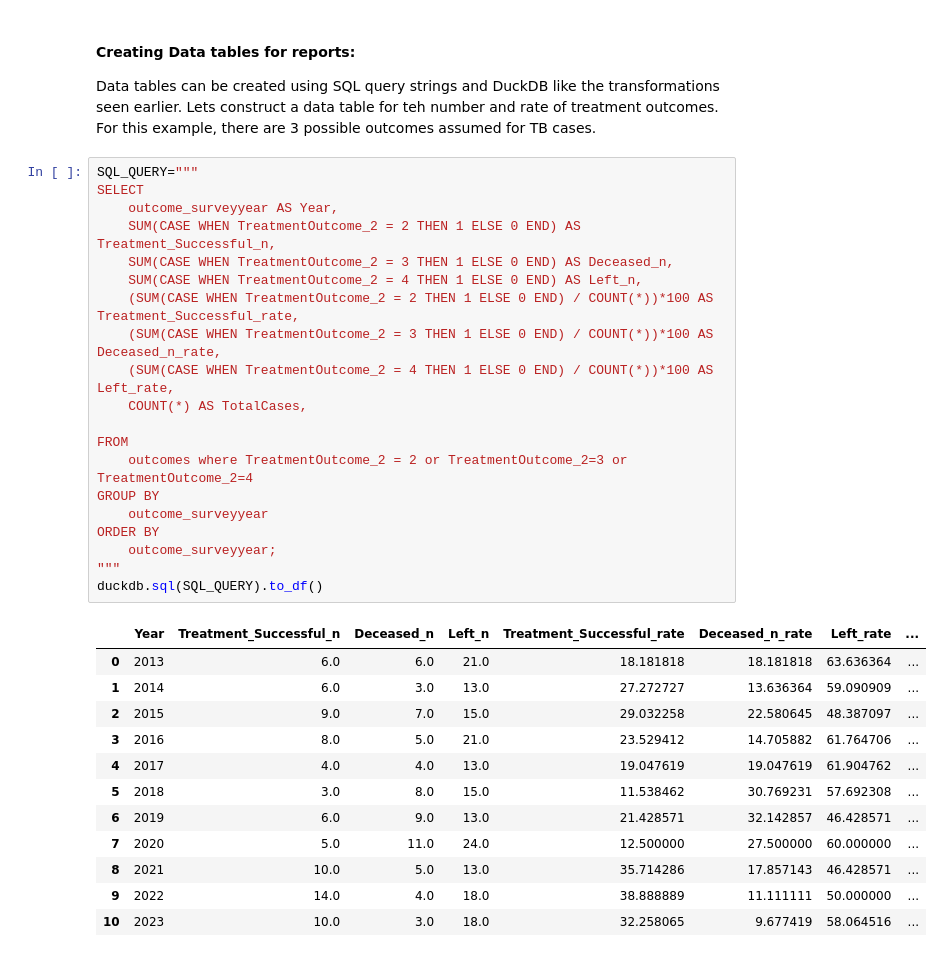
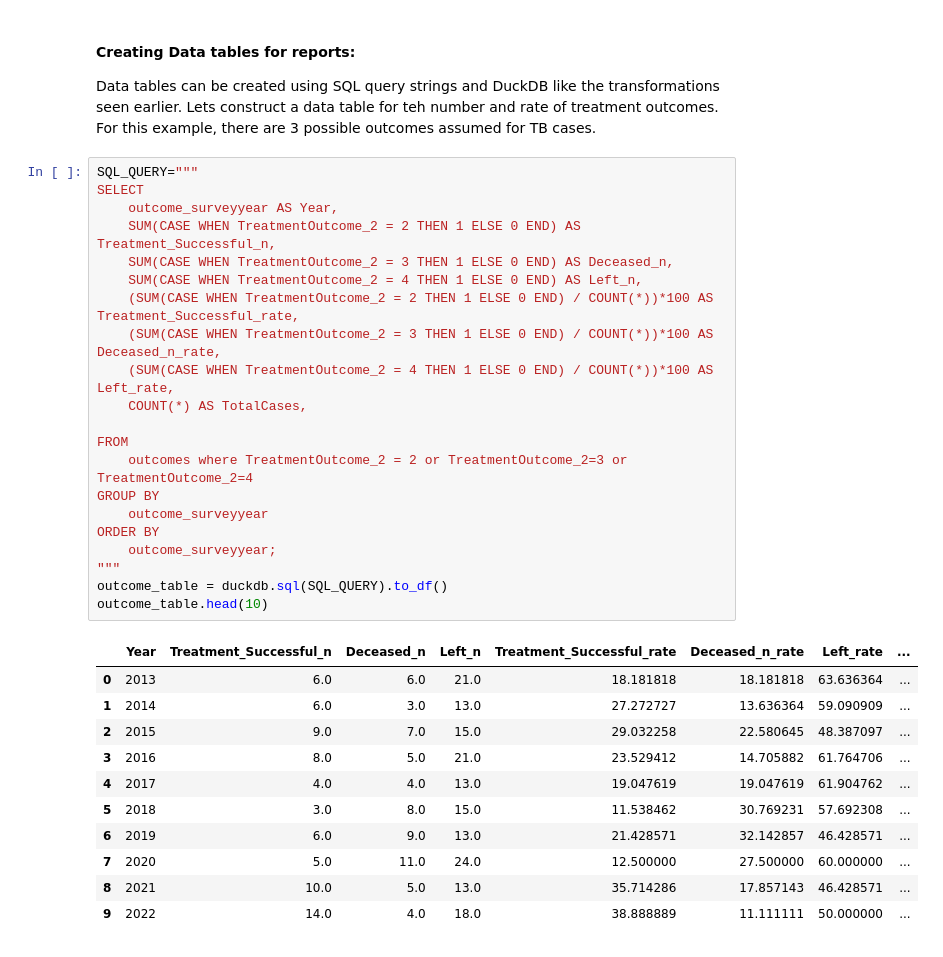
Before and after one commit to niranjan-ramesh/custom-images, a Jupyter notebook: analytics-environment/Reporting.ipynb, the cells around one changed output. Saved outputs shown, nothing was run; the diff lists cells and outputs as text.

```diff
--- a/analytics-environment/Reporting.ipynb
+++ b/analytics-environment/Reporting.ipynb
@@ -165,32 +165,32 @@ Data tables can be created using SQL query strings and DuckDB like the transform
 SQL_QUERY="""
 SELECT
     outcome_surveyyear AS Year,
     SUM(CASE WHEN TreatmentOutcome_2 = 2 THEN 1 ELSE 0 END) AS Treatment_Successful_n,
     SUM(CASE WHEN TreatmentOutcome_2 = 3 THEN 1 ELSE 0 END) AS Deceased_n,
     SUM(CASE WHEN TreatmentOutcome_2 = 4 THEN 1 ELSE 0 END) AS Left_n,
     (SUM(CASE WHEN TreatmentOutcome_2 = 2 THEN 1 ELSE 0 END) / COUNT(*))*100 AS Treatment_Successful_rate,
     (SUM(CASE WHEN TreatmentOutcome_2 = 3 THEN 1 ELSE 0 END) / COUNT(*))*100 AS Deceased_n_rate,
     (SUM(CASE WHEN TreatmentOutcome_2 = 4 THEN 1 ELSE 0 END) / COUNT(*))*100 AS Left_rate,
     COUNT(*) AS TotalCases,
 
 FROM
     outcomes where TreatmentOutcome_2 = 2 or TreatmentOutcome_2=3 or TreatmentOutcome_2=4
 GROUP BY
     outcome_surveyyear
 ORDER BY
     outcome_surveyyear;
 """
-duckdb.sql(SQL_QUERY).to_df()
+outcome_table = duckdb.sql(SQL_QUERY).to_df()
+outcome_table.head(10)
 # %% [output]
 |  | Year | Treatment_Successful_n | Deceased_n | Left_n | Treatment_Successful_rate | Deceased_n_rate | Left_rate | ... |
 | 0 | 2013 | 6.0 | 6.0 | 21.0 | 18.181818 | 18.181818 | 63.636364 | ... |
 | 1 | 2014 | 6.0 | 3.0 | 13.0 | 27.272727 | 13.636364 | 59.090909 | ... |
 | 2 | 2015 | 9.0 | 7.0 | 15.0 | 29.032258 | 22.580645 | 48.387097 | ... |
 | 3 | 2016 | 8.0 | 5.0 | 21.0 | 23.529412 | 14.705882 | 61.764706 | ... |
 | 4 | 2017 | 4.0 | 4.0 | 13.0 | 19.047619 | 19.047619 | 61.904762 | ... |
 | 5 | 2018 | 3.0 | 8.0 | 15.0 | 11.538462 | 30.769231 | 57.692308 | ... |
 | 6 | 2019 | 6.0 | 9.0 | 13.0 | 21.428571 | 32.142857 | 46.428571 | ... |
 | 7 | 2020 | 5.0 | 11.0 | 24.0 | 12.500000 | 27.500000 | 60.000000 | ... |
 | 8 | 2021 | 10.0 | 5.0 | 13.0 | 35.714286 | 17.857143 | 46.428571 | ... |
 | 9 | 2022 | 14.0 | 4.0 | 18.0 | 38.888889 | 11.111111 | 50.000000 | ... |
-| 10 | 2023 | 10.0 | 3.0 | 18.0 | 32.258065 | 9.677419 | 58.064516 | ... |
```
Also changed, not shown: parts of 2 cells of this notebook.
